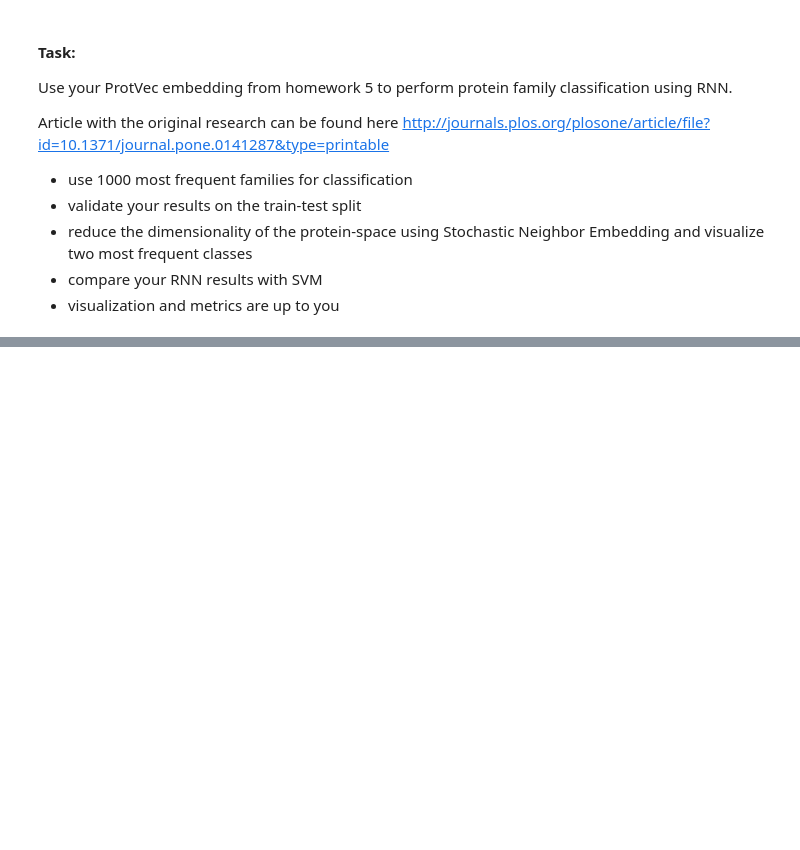
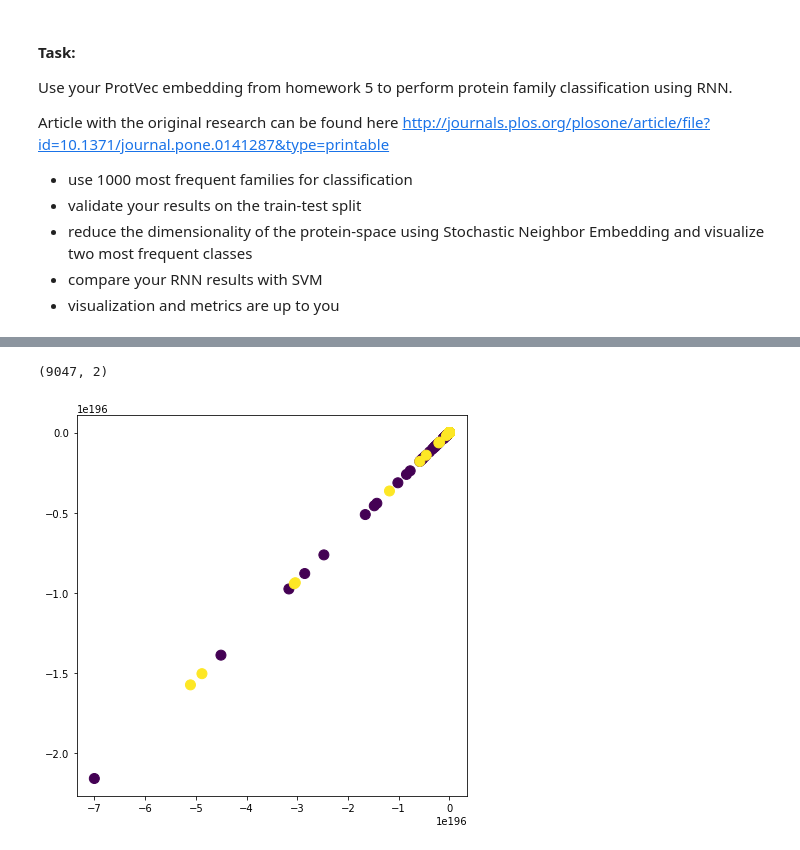
Before and after one commit to noscode/au_dl_course, a Jupyter notebook: seminar_6/homework.ipynb, the cells around one changed output, grey strips where cells are left out. Drawn from its saved outputs; the diff is of its cells as text; code cells hidden in the pictures; blank space fills up the shorter version.

```diff
--- a/seminar_6/homework.ipynb
+++ b/seminar_6/homework.ipynb
@@ -362,0 +375,27 @@ clf.fit(sk_train_prot, sk_train_fams)
+# %%
+new_prot2vec = {}
+for i, trigram in enumerate(prot2vec):
+    new_prot2vec[trigram] = embeddings_tsne[i]
+print(embeddings_tsne.shape)
+# %% [output]
+(9047, 2)
+# %%
+valid_proteins = get_proteins_sk(valid_indices, length, new_prot2vec)
+valid_families = get_families_sk(valid_indices, length)
+# %%
+first_inds = np.where(valid_families == 0)[0]
+second_inds = np.where(valid_families == 1)[0]
+# %%
+most_common_prots = np.vstack((valid_proteins[first_inds], valid_proteins[second_inds]))
+most_common_fams = np.hstack((np.zeros_like(first_inds), np.ones_like(second_inds))).reshape(-1, 1)
+# %%
+
+drawing = np.hstack((most_common_prots, most_common_fams))
+# %%
+import matplotlib.pyplot as plt
+
+plt.figure(figsize=(7, 7))
+plt.scatter(drawing[:, 0], drawing[:, 1], c=drawing[:, 2], s=100)
+plt.show()
+# %% [output]
+[figure, added]
```
Also changed, not shown: parts of 14 cells of this notebook, 1 other file.
